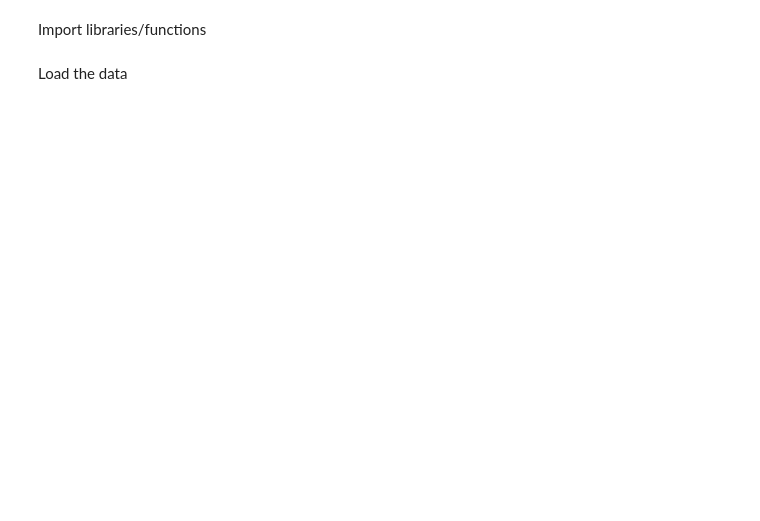
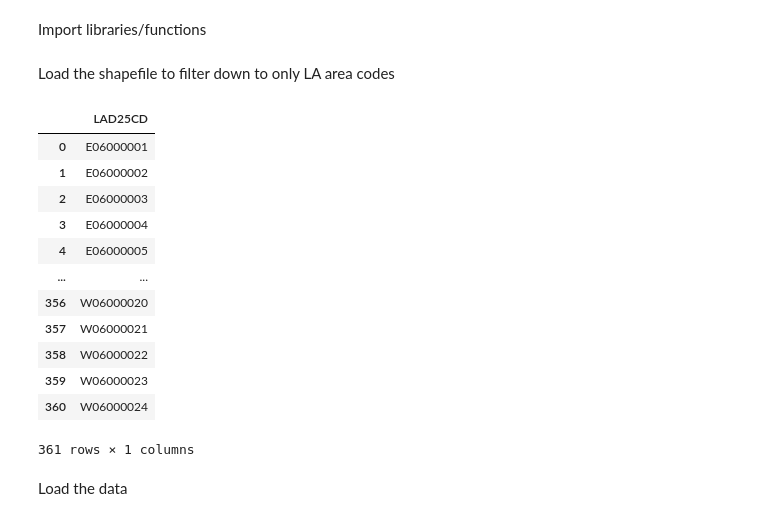
Before and after one commit to sxl634/UK-average-house-price-prediction, a Jupyter notebook: notebooks/data preprocessing/2_seasonal decomposition.ipynb, the cells around one changed output. Saved outputs shown, nothing was run; the diff lists cells and outputs as text; code cells hidden in the pictures; blank space fills up the shorter version.

```diff
--- a/notebooks/data preprocessing.ipynb
+++ b/notebooks/data preprocessing/2_seasonal decomposition.ipynb
@@ -5,2 +6,4 @@ import pandas as pd
 from statsmodels.tsa.seasonal import seasonal_decompose
 import matplotlib.pyplot as plt
+# %% [markdown]
+Load the shapefile to filter down to only LA area codes
@@ -7,3 +17,19 @@ import matplotlib.pyplot as plt
+# %%
+la_list = la_list[['LAD25CD']]
+# %% [output]
+|  | LAD25CD |
+| 0 | E06000001 |
+| 1 | E06000002 |
+| 2 | E06000003 |
+| 3 | E06000004 |
+| 4 | E06000005 |
+| ... | ... |
+| 356 | W06000020 |
+| 357 | W06000021 |
+| 358 | W06000022 |
+| 359 | W06000023 |
+| 360 | W06000024 |
+361 rows × 1 columns
 # %% [markdown]
 Load the data
 # %%
```
Also changed, not shown: parts of 4 cells of this notebook, 2 other files.
